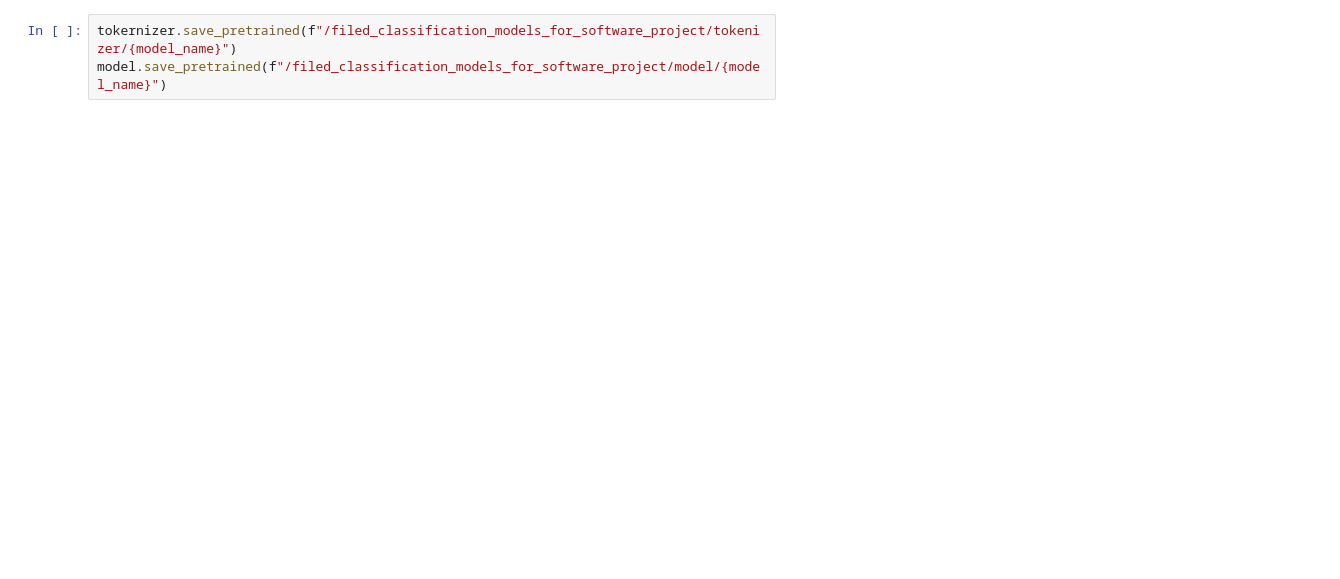
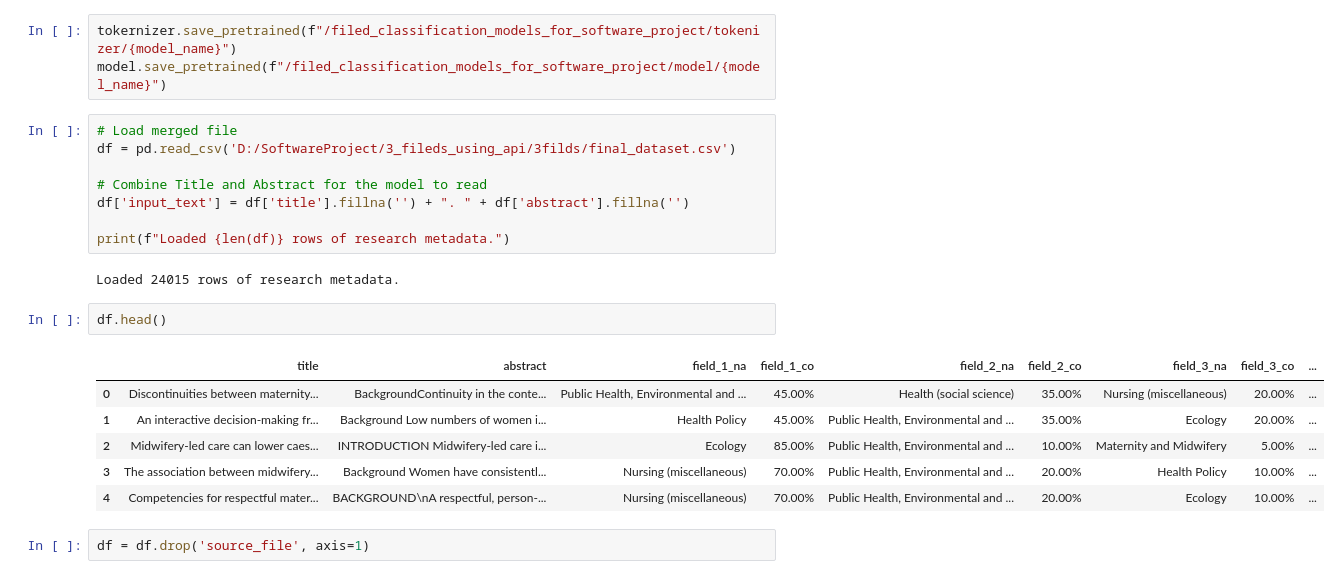
Before and after one commit to saheer-ASM/Software-Group-Project-Bibliometric-Data-Collection, a Jupyter notebook: Download_model1.ipynb, the cells around one changed output. Drawn from its saved outputs; the diff is of its cells as text; blank space fills up the shorter version.

```diff
--- a/Download_model1.ipynb
+++ b/Download_model1.ipynb
@@ -44,3 +42,24 @@ Notes:
 # %%
 tokernizer.save_pretrained(f"/filed_classification_models_for_software_project/tokenizer/{model_name}")
 model.save_pretrained(f"/filed_classification_models_for_software_project/model/{model_name}")
+# %%
+# Load merged file
+df = pd.read_csv('D:/SoftwareProject/3_fileds_using_api/3filds/final_dataset.csv')
+
+# Combine Title and Abstract for the model to read
+df['input_text'] = df['title'].fillna('') + ". " + df['abstract'].fillna('')
+
+print(f"Loaded {len(df)} rows of research metadata.")
+# %% [output]
+Loaded 24015 rows of research metadata.
+# %%
+df.head()
+# %% [output]
+|  | title | abstract | field_1_na | field_1_co | field_2_na | field_2_co | field_3_na | field_3_co | ... |
+| 0 | Discontinuities between maternity... | BackgroundContinuity in the conte... | Public Health, Environmental and ... | 45.00% | Health (social science) | 35.00% | Nursing (miscellaneous) | 20.00% | ... |
+| 1 | An interactive decision-making fr... | Background Low numbers of women i... | Health Policy | 45.00% | Public Health, Environmental and ... | 35.00% | Ecology | 20.00% | ... |
+| 2 | Midwifery-led care can lower caes... | INTRODUCTION Midwifery-led care i... | Ecology | 85.00% | Public Health, Environmental and ... | 10.00% | Maternity and Midwifery | 5.00% | ... |
+| 3 | The association between midwifery... | Background Women have consistentl... | Nursing (miscellaneous) | 70.00% | Public Health, Environmental and ... | 20.00% | Health Policy | 10.00% | ... |
+| 4 | Competencies for respectful mater... | BACKGROUND\nA respectful, person-... | Nursing (miscellaneous) | 70.00% | Public Health, Environmental and ... | 20.00% | Ecology | 10.00% | ... |
+# %%
+df = df.drop('source_file', axis=1)
```
Also changed, not shown: parts of 8 cells of this notebook, 3 other files.
